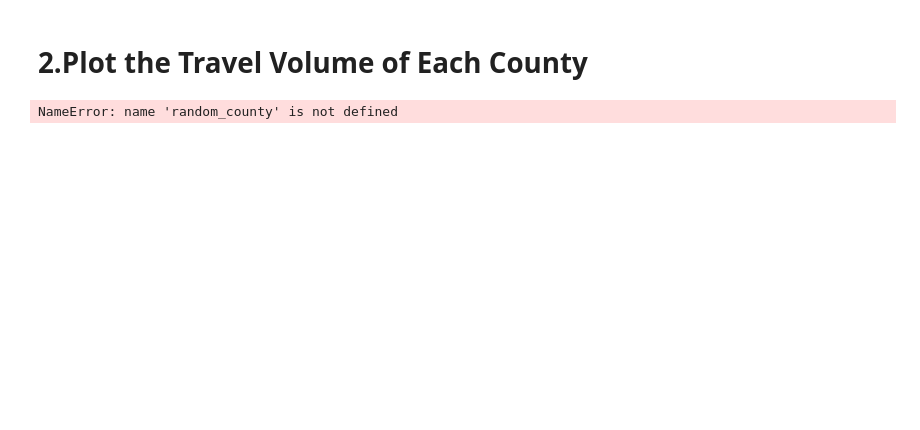
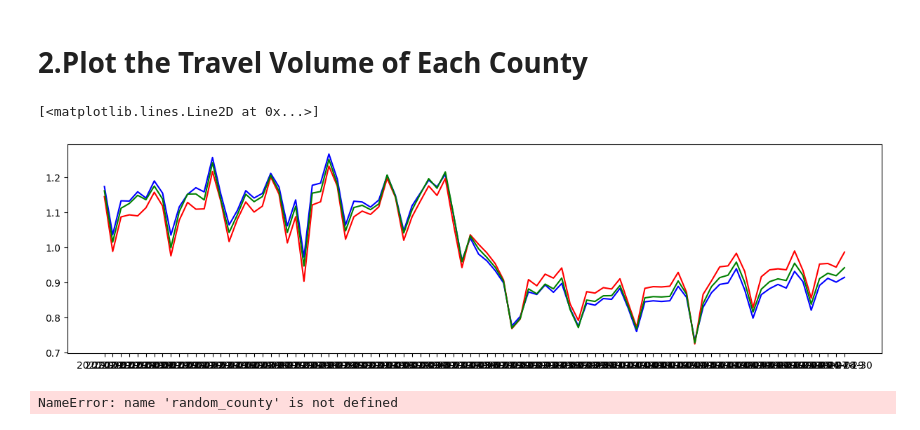
Before and after one commit to taoZurichLoaf/PartisanshipMobility, a Jupyter notebook: structural_break_analysis/StructuralBreak_County_GIScience2023.ipynb, the cells around one changed output. Saved outputs shown, nothing was run; the diff lists cells and outputs as text; code cells hidden in the pictures; blank space fills up the shorter version.

```diff
--- a/structural_break_analysis/StructuralBreak_County_GIScience2023.ipynb
+++ b/structural_break_analysis/StructuralBreak_County_GIScience2023.ipynb
@@ -134,6 +146,19 @@ def PlotFlow (df, id=None, ideology=None, mobility=None, alpha = None, title1 =
 
     if title2 != None:
         fig.savefig(title2, format='png', dpi=300)
+# %%
+fig,ax = plt.subplots(1,1,figsize = (12, 3.3), constrained_layout = True)
+
+blue = c2020[c2020.partisanship > 0.15].groupby(by='date').mean().reset_index()
+red = c2020[c2020.partisanship < -0.15].groupby(by='date').mean().reset_index()
+purple = c2020[c2020.partisanship.abs() < 0.15].groupby(by='date').mean().reset_index()
+
+ax.plot(blue.date, blue['scaled_flows'], 'b')
+ax.plot(red.date, red['scaled_flows'], 'r')
+ax.plot(purple.date, purple['scaled_flows'], 'green')
+# %% [output]
+[<matplotlib.lines.Line2D at 0x...>]
+[figure, added]
 # %%
 PlotFlow(random_county, id='geoid', ideology='partisanship', mobility='scaled_flows', alpha = 0.05,
          title1 = '(b) Time series of sampled Democratic and Republican counties', x_tick_gap = 14, axis=None)
```
Also changed, not shown: parts of 12 cells of this notebook, 3 other files.
